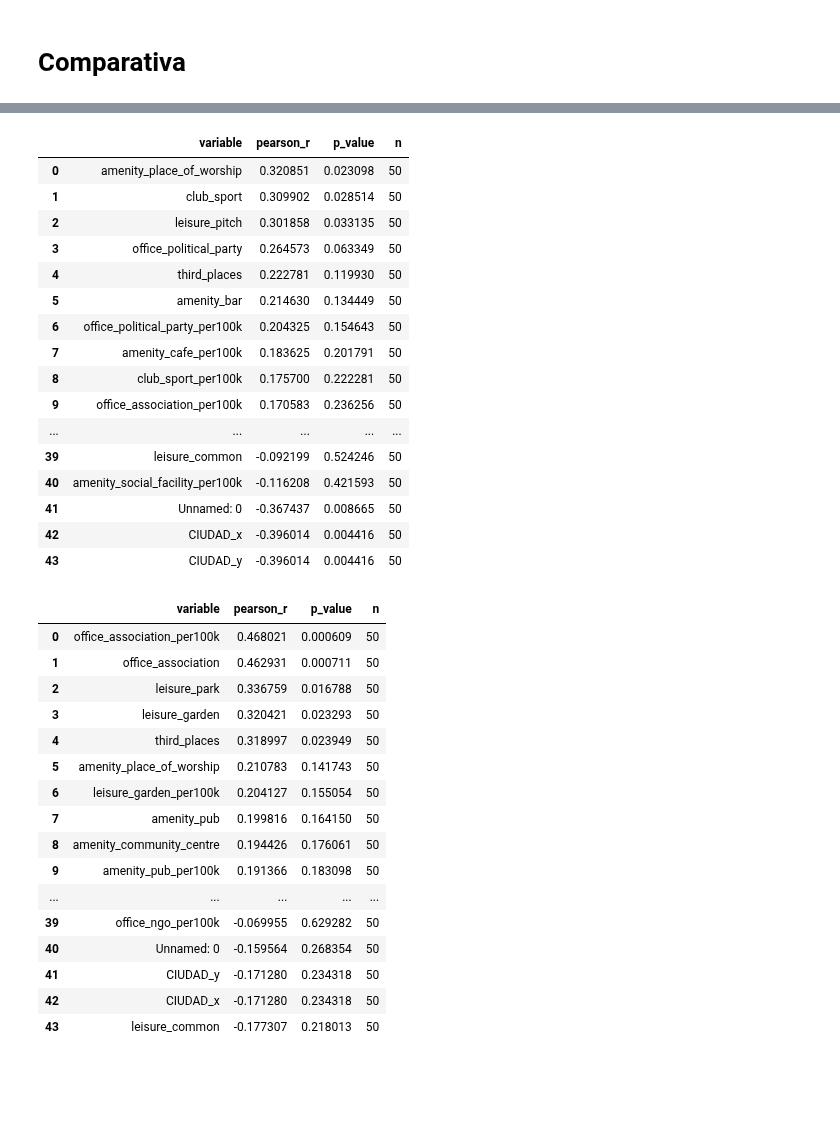
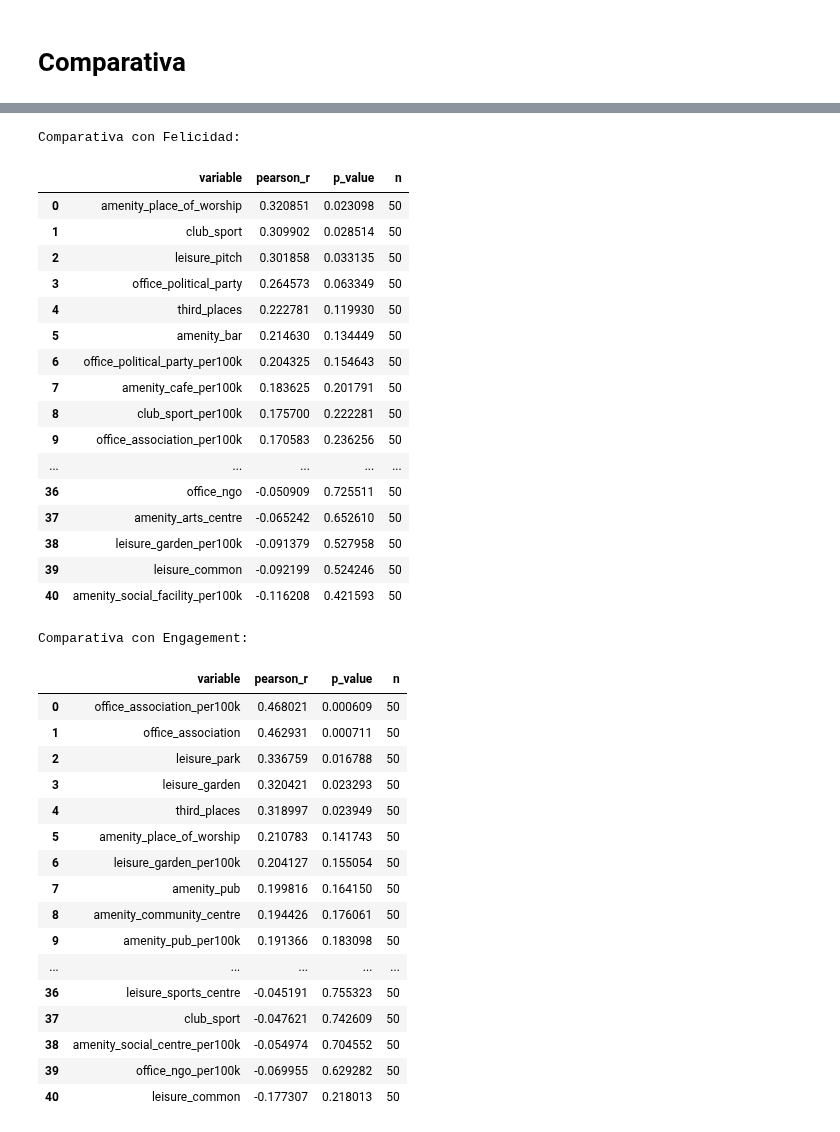
Before and after one commit to LCaravaggio/Happiness_Polarization, a Jupyter notebook: Third_Places.ipynb, the cells around one changed output, grey strips where cells are left out. Drawn from its saved outputs; the diff is of its cells as text; code cells hidden in the pictures; blank space fills up the shorter version.

```diff
--- a/Third_Places.ipynb
+++ b/Third_Places.ipynb
@@ -573,7 +516,7 @@ files.download('third_places.csv')
 import pandas as pd
 
 
-df_third_places = pd.read_csv('third_places.csv')
+df_third_places = pd.read_csv('https://raw.githubusercontent.com/LCaravaggio/Happiness_Polarization/refs/heads/main/third_places.csv')
 # %%
 !wget https://www.latinobarometro.org/documents/LAT-2024/latinobarometro-2024-stata-v20250817.zip
 !unzip latinobarometro-2024-stata-v20250817.zip
@@ -614,6 +556,8 @@ variable_labels = reader.variable_labels()
 # TODOS los value labels
 value_labels = reader.value_labels()
 # %%
+import numpy as np
+
 conversion = {
 
     4: 1,  # para nada
@@ -621,6 +565,23 @@ conversion = {
     2: 3,  # bastante
     1: 4   # muy
 }
+
+
+def convertir(val):
+
+    try:
+
+        num = float(val)
+
+        # missings típicos latinobarómetro
+        if num in [97, 98, 99]:
+            return np.nan
+
+        return num
+
+    except:
+
+        return np.nan
 
 df24["life_satisfaction"] = (
     df24["P1ST"]
@@ -630,6 +591,16 @@ df24["life_satisfaction"] = (
 df24['engagement'] = (
     df24["P36STGBS"].map(conversion)
 )
+
+df24["pol_scale"] = (
+    df24["P16ST"]
+    .apply(convertir)
+)
+
+# distancia al centro
+df24["polarization"] = (
+    np.abs(df24["pol_scale"] - 5)
+)
 # %%
 import pandas as pd
 from scipy.stats import pearsonr
@@ -640,7 +611,7 @@ from scipy.stats import pearsonr
 
 city_life = (
     df24
-    .groupby("CIUDAD", as_index=False)[["life_satisfaction", "engagement"]]
+    .groupby("CIUDAD", as_index=False)[["life_satisfaction", "engagement", "polarization"]]
     .mean()
 )
 
@@ -668,7 +639,11 @@ exclude_cols = [
     "CIUDAD",
     "lat",
     "lon",
-    "engagement"
+    "engagement",
+    "polarization",
+    "Unnamed: 0",
+    "CIUDAD_x",
+    "CIUDAD_y"
 ]
 
 vars_to_test = [
@@ -712,38 +687,40 @@ for var in vars_to_test:
         "variable": var,
         "pearson_r": r,
         "p_value": p,
         "n": len(tmp)
     })
 
 # =========================================================
 # RESULTADOS
 # =========================================================
 
 results_df = (
     pd.DataFrame(results)
     .sort_values("pearson_r", ascending=False)
     .reset_index(drop=True)
 )
 
+print("Comparativa con Felicidad: ")
 results_df
 # %% [output]
+Comparativa con Felicidad:
 |  | variable | pearson_r | p_value | n |
 | 0 | amenity_place_of_worship | 0.320851 | 0.023098 | 50 |
 | 1 | club_sport | 0.309902 | 0.028514 | 50 |
 | 2 | leisure_pitch | 0.301858 | 0.033135 | 50 |
 | 3 | office_political_party | 0.264573 | 0.063349 | 50 |
 | 4 | third_places | 0.222781 | 0.119930 | 50 |
 | 5 | amenity_bar | 0.214630 | 0.134449 | 50 |
 | 6 | office_political_party_per100k | 0.204325 | 0.154643 | 50 |
 | 7 | amenity_cafe_per100k | 0.183625 | 0.201791 | 50 |
 | 8 | club_sport_per100k | 0.175700 | 0.222281 | 50 |
 | 9 | office_association_per100k | 0.170583 | 0.236256 | 50 |
 | ... | ... | ... | ... | ... |
+| 36 | office_ngo | -0.050909 | 0.725511 | 50 |
+| 37 | amenity_arts_centre | -0.065242 | 0.652610 | 50 |
+| 38 | leisure_garden_per100k | -0.091379 | 0.527958 | 50 |
 | 39 | leisure_common | -0.092199 | 0.524246 | 50 |
 | 40 | amenity_social_facility_per100k | -0.116208 | 0.421593 | 50 |
-| 41 | Unnamed: 0 | -0.367437 | 0.008665 | 50 |
-| 42 | CIUDAD_x | -0.396014 | 0.004416 | 50 |
-| 43 | CIUDAD_y | -0.396014 | 0.004416 | 50 |
 # %%
 
 # =========================================================
@@ -786,8 +763,11 @@ results_df = (
     .reset_index(drop=True)
 )
 
+
+print("Comparativa con Engagement: ")
 results_df
 # %% [output]
+Comparativa con Engagement:
 |  | variable | pearson_r | p_value | n |
 | 0 | office_association_per100k | 0.468021 | 0.000609 | 50 |
 | 1 | office_association | 0.462931 | 0.000711 | 50 |
@@ -800,8 +780,8 @@ results_df
 | 8 | amenity_community_centre | 0.194426 | 0.176061 | 50 |
 | 9 | amenity_pub_per100k | 0.191366 | 0.183098 | 50 |
 | ... | ... | ... | ... | ... |
+| 36 | leisure_sports_centre | -0.045191 | 0.755323 | 50 |
+| 37 | club_sport | -0.047621 | 0.742609 | 50 |
+| 38 | amenity_social_centre_per100k | -0.054974 | 0.704552 | 50 |
 | 39 | office_ngo_per100k | -0.069955 | 0.629282 | 50 |
-| 40 | Unnamed: 0 | -0.159564 | 0.268354 | 50 |
-| 41 | CIUDAD_y | -0.171280 | 0.234318 | 50 |
-| 42 | CIUDAD_x | -0.171280 | 0.234318 | 50 |
-| 43 | leisure_common | -0.177307 | 0.218013 | 50 |
+| 40 | leisure_common | -0.177307 | 0.218013 | 50 |
```
Also changed, not shown: parts of 11 cells of this notebook.
